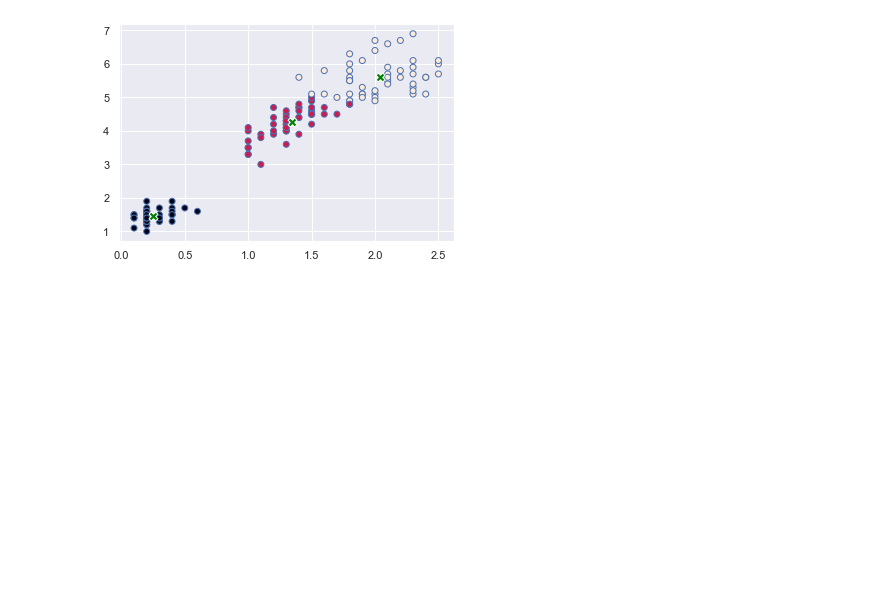
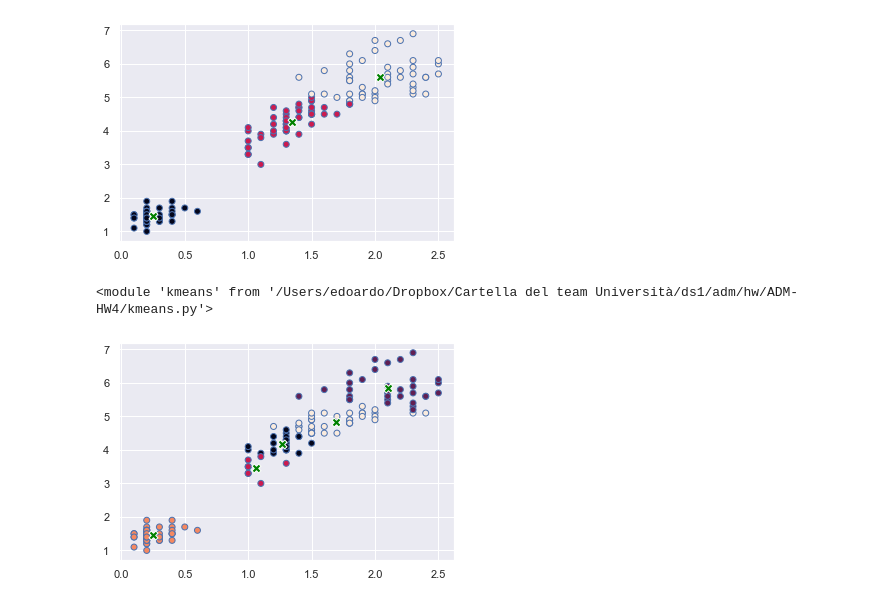
Before and after one commit to ClaraL27/ADM-HW4, a Jupyter notebook: kmeans.ipynb, the cells around one changed output. Saved outputs shown, nothing was run; the diff lists cells and outputs as text; code cells hidden in the pictures; blank space fills up the shorter version.

```diff
--- a/kmeans.ipynb
+++ b/kmeans.ipynb
@@ -25,3 +25,19 @@ model.display(features['petal.width'], features['petal.length'],
               show_centroids = True)
 # %% [output]
 [figure]
+# %%
+import kmeans
+
+from importlib import reload
+reload(kmeans)
+# %% [output]
+<module 'kmeans' from '/Users/edoardo/Dropbox/Cartella del team Università/ds1/adm/hw/ADM-HW4/kmeans.py'>
+# %%
+features = df[["petal.width", "petal.length"]]
+model = kmeans.KMeans(K = 5)
+model.fit(features)
+
+model.display(features['petal.width'], features['petal.length'],
+              show_centroids = True)
+# %% [output]
+[figure, added]
```
Also changed, not shown: parts of 5 cells of this notebook, 1 other file.
